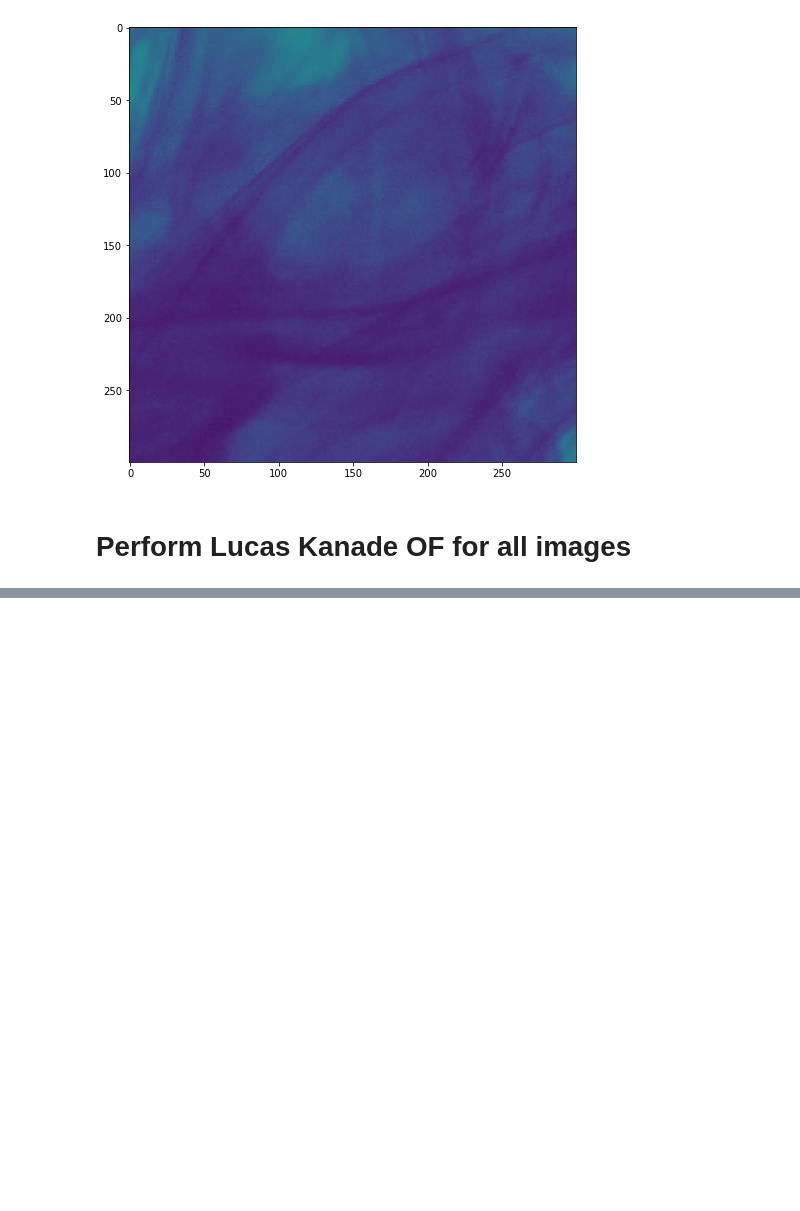
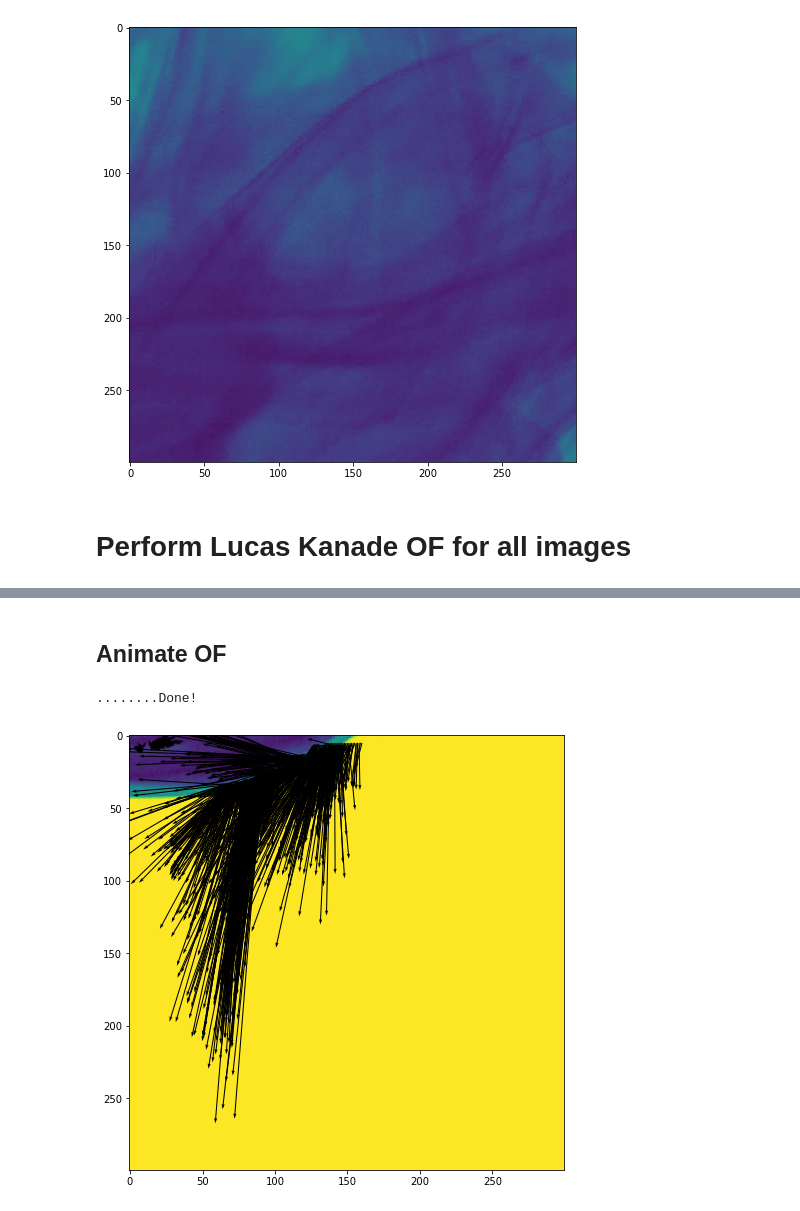
Before and after one commit to pakhuiying/optical_flow_fluid, a Jupyter notebook: Lucas_Kanade.ipynb, the cells around one changed output, grey strips where cells are left out. Saved outputs shown, nothing was run; the diff lists cells and outputs as text; code cells hidden in the pictures; blank space fills up the shorter version.

```diff
--- a/Lucas_Kanade.ipynb
+++ b/Lucas_Kanade.ipynb
@@ -254,0 +318,38 @@ u,v = lucas_kanade(im_stack[:,:,0], im_stack[:,:,1], 10, tau=1e-6)
+# %% [markdown]
+## Animate OF
+# %%
+def animate_OF(im_stack,u_stack,v_stack,fname,fps=30,flow_int=50):
+    """
+    flow_int (int): Flow interval
+    """
+    fig = plt.figure(figsize=(8,8))
+    im = plt.imshow(im_stack[:,:,0])
+    X,Y = np.meshgrid(list(range(im_stack.shape[1])),list(range(im_stack.shape[0])))
+    quiver = plt.quiver(X,Y,u_stack[:,:,0],v_stack[:,:,0],minshaft = 1, minlength=0)
+    axes = [im,quiver]
+
+    def animate_func(i):
+        if i % fps == 0:
+            print( '.', end ='' )
+
+        axes[0].set_array(im_stack[:,:,i])
+        axes[1].set_UVC(u_stack[:,:,i],v_stack[:,:,i])
+        return axes
+
+    anim = animation.FuncAnimation(
+                                fig,
+                                animate_func,
+                                frames = u_stack.shape[2]-1,
+                                interval = 1000 / fps, # in ms
+                                blit=False
+                                )
+
+    anim.save('{}.mp4'.format(fname), fps=fps, extra_args=['-vcodec', 'libx264'])
+
+    print('Done!')
+    return
+
+animate_OF(im_stack,u_stack,v_stack,'LK_OF',fps=30,flow_int=50)
+# %% [output]
+........Done!
+[figure, added]
```
Also changed, not shown: parts of 18 cells of this notebook, 16 other files.
